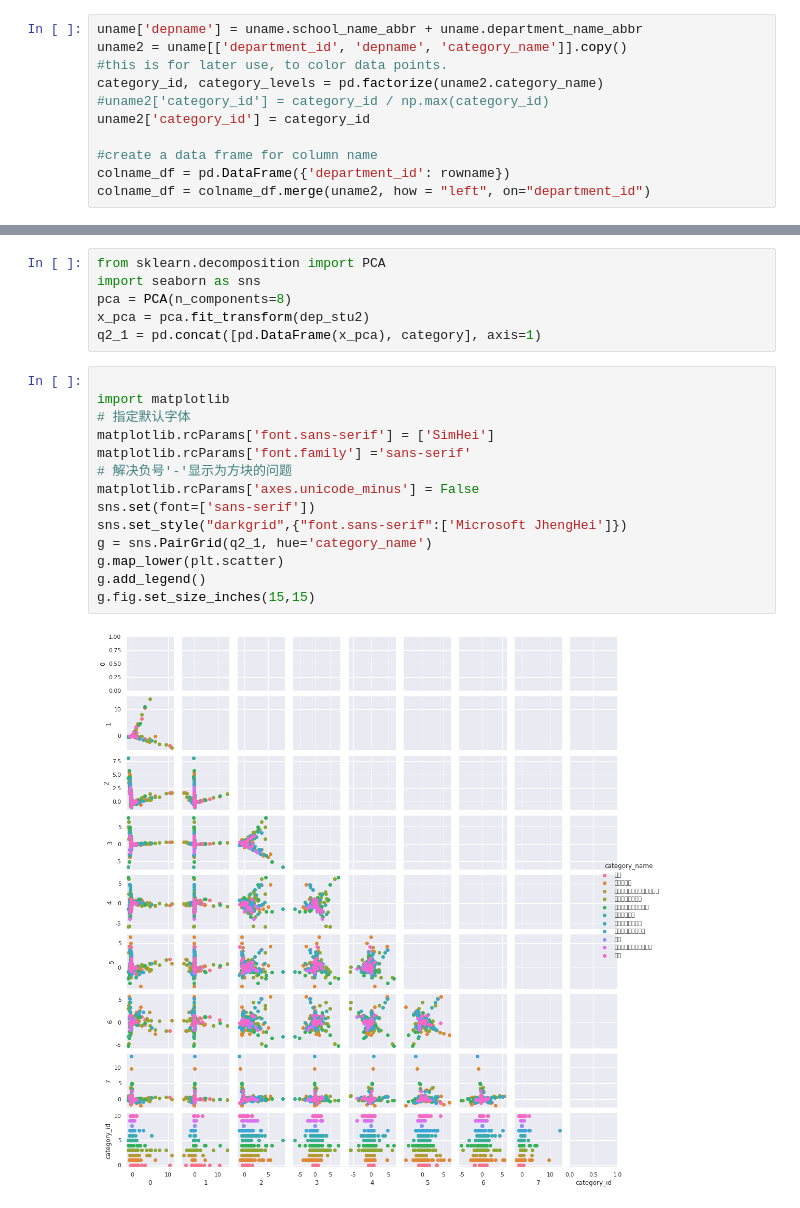
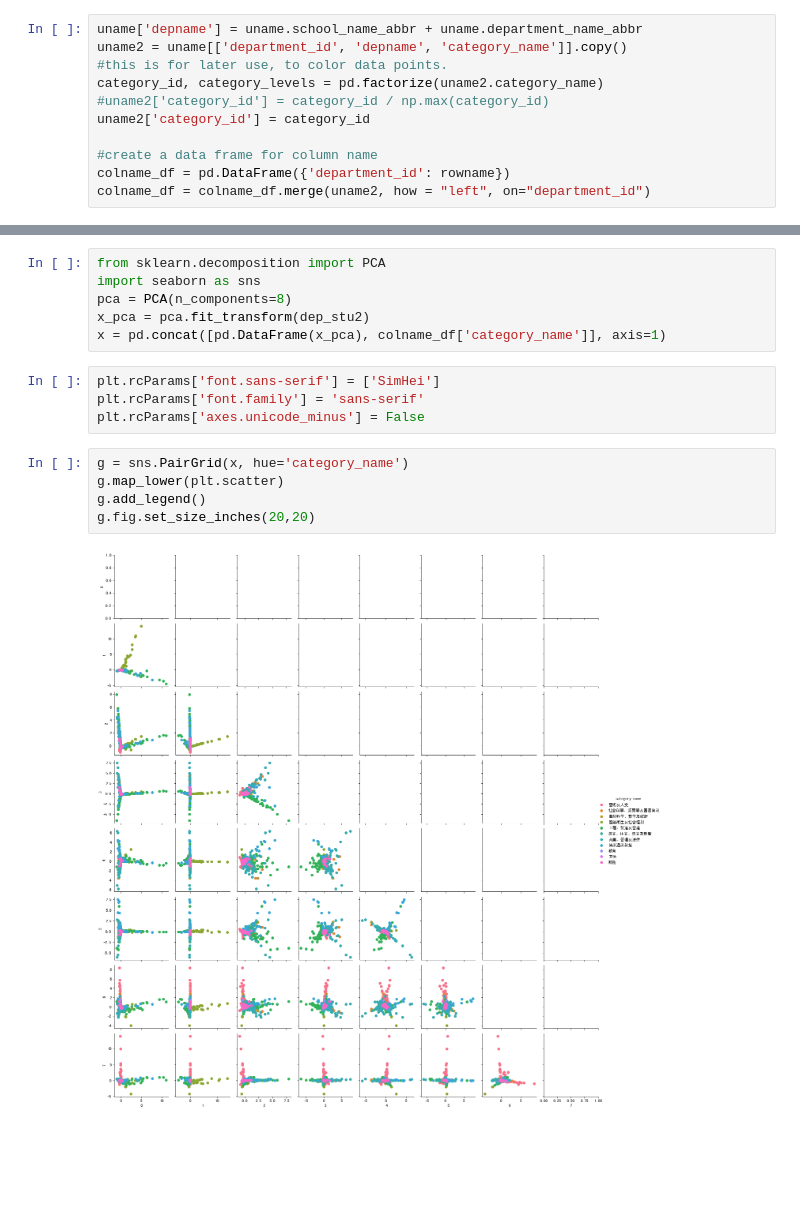
Before and after one commit to kevin-0211/Statistical-Learning, a Jupyter notebook: hw3/B07902034_Hw3.ipynb, the cells around one changed output, grey strips where cells are left out. Cells and saved outputs as stored; diff of their text form; blank space fills up the shorter version.

```diff
--- a/hw3/B07902034_Hw3.ipynb
+++ b/hw3/B07902034_Hw3.ipynb
@@ -438,20 +421,15 @@ from sklearn.decomposition import PCA
 import seaborn as sns
 pca = PCA(n_components=8)
 x_pca = pca.fit_transform(dep_stu2)
-q2_1 = pd.concat([pd.DataFrame(x_pca), category], axis=1)
+x = pd.concat([pd.DataFrame(x_pca), colname_df['category_name']], axis=1)
-# %%
-
-import matplotlib
-# 指定默认字体
-matplotlib.rcParams['font.sans-serif'] = ['SimHei']
-matplotlib.rcParams['font.family'] ='sans-serif'
-# 解决负号'-'显示为方块的问题
-matplotlib.rcParams['axes.unicode_minus'] = False
-sns.set(font=['sans-serif'])
-sns.set_style("darkgrid",{"font.sans-serif":['Microsoft JhengHei']})
-g = sns.PairGrid(q2_1, hue='category_name')
-g.map_lower(plt.scatter)
-g.add_legend()
-g.fig.set_size_inches(15,15)
-# %% [output]
-[figure, removed]
+# %%
+plt.rcParams['font.sans-serif'] = ['SimHei']
+plt.rcParams['font.family'] = 'sans-serif'
+plt.rcParams['axes.unicode_minus'] = False
+# %%
+g = sns.PairGrid(x, hue='category_name')
+g.map_lower(plt.scatter)
+g.add_legend()
+g.fig.set_size_inches(20,20)
+# %% [output]
+[figure, added]
```
Also changed, not shown: parts of 7 cells of this notebook.
